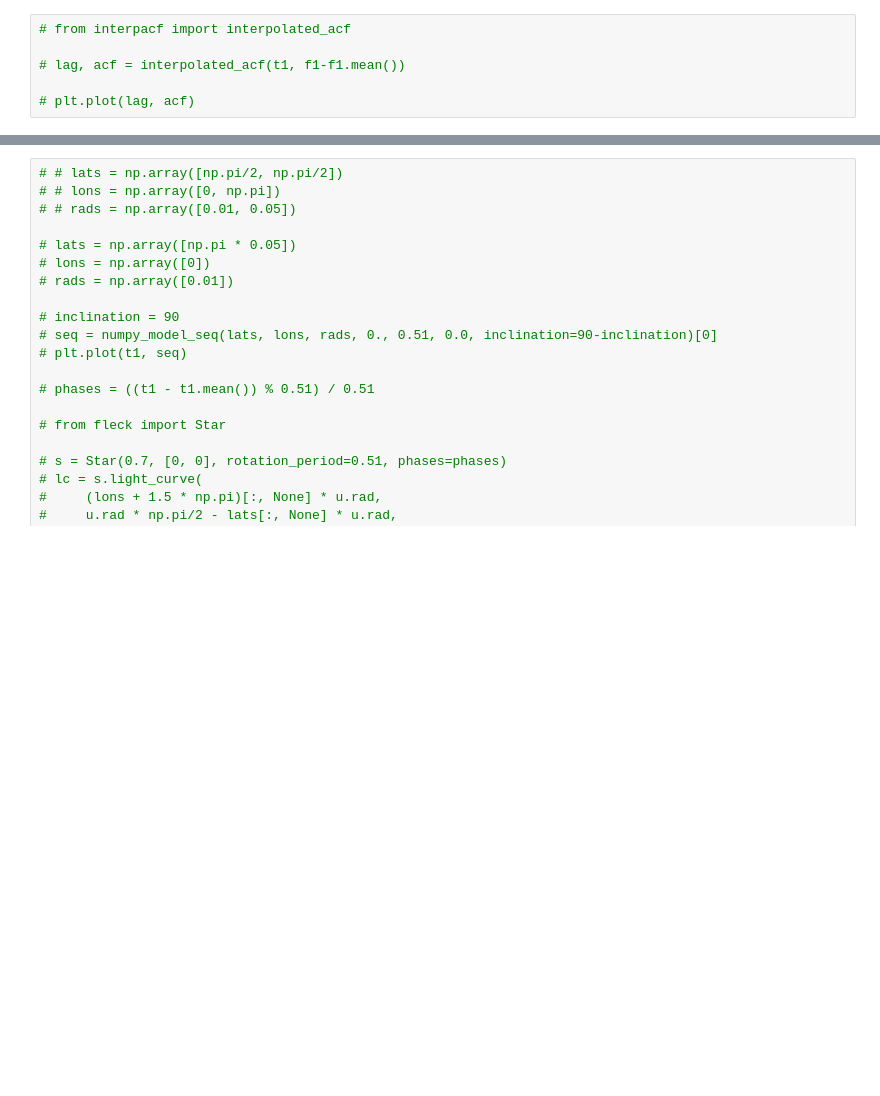
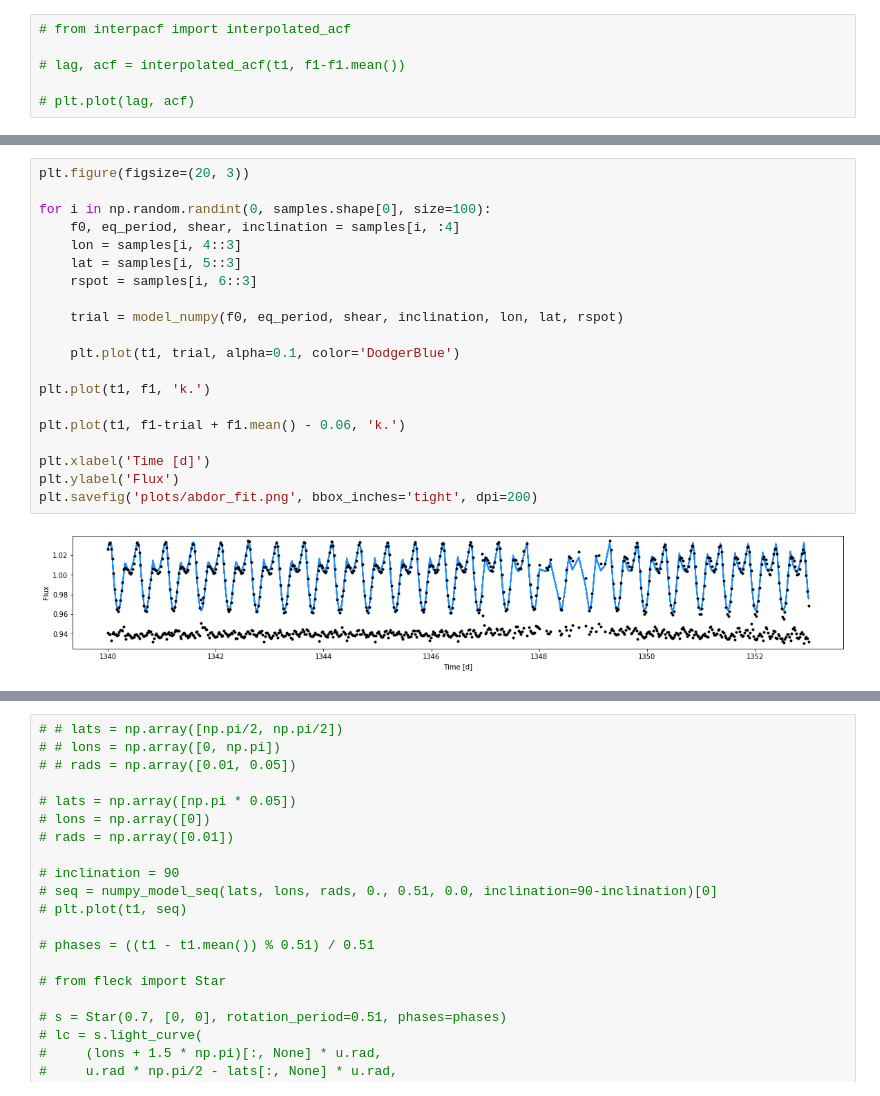
Before and after one commit to bmorris3/fdl-dr, a Jupyter notebook: tess_abdor.ipynb, the cells around one changed output, grey strips where cells are left out. Saved outputs shown, nothing was run; the diff lists cells and outputs as text; blank space fills up the shorter version.

```diff
--- a/tess_abdor.ipynb
+++ b/tess_abdor.ipynb
@@ -167,0 +248,22 @@ plt.show()
+# %%
+plt.figure(figsize=(20, 3))
+
+for i in np.random.randint(0, samples.shape[0], size=100):
+    f0, eq_period, shear, inclination = samples[i, :4]
+    lon = samples[i, 4::3]
+    lat = samples[i, 5::3]
+    rspot = samples[i, 6::3]
+
+    trial = model_numpy(f0, eq_period, shear, inclination, lon, lat, rspot)
+
+    plt.plot(t1, trial, alpha=0.1, color='DodgerBlue')
+
+plt.plot(t1, f1, 'k.')
+
+plt.plot(t1, f1-trial + f1.mean() - 0.06, 'k.')
+
+plt.xlabel('Time [d]')
+plt.ylabel('Flux')
+plt.savefig('plots/abdor_fit.png', bbox_inches='tight', dpi=200)
+# %% [output]
+[figure, added]
```
Also changed, not shown: parts of 13 cells of this notebook, 4 other files.
